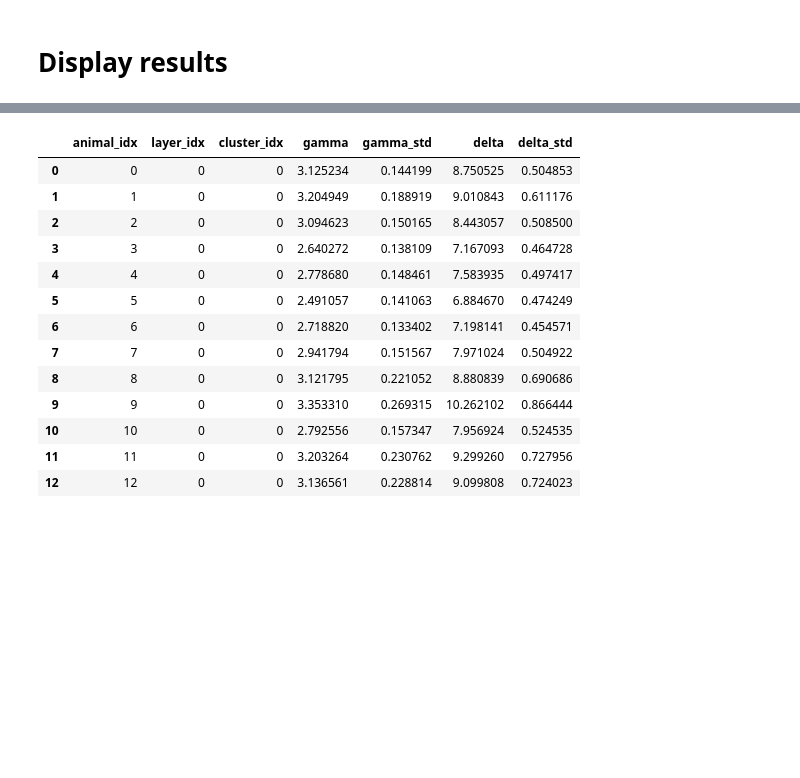
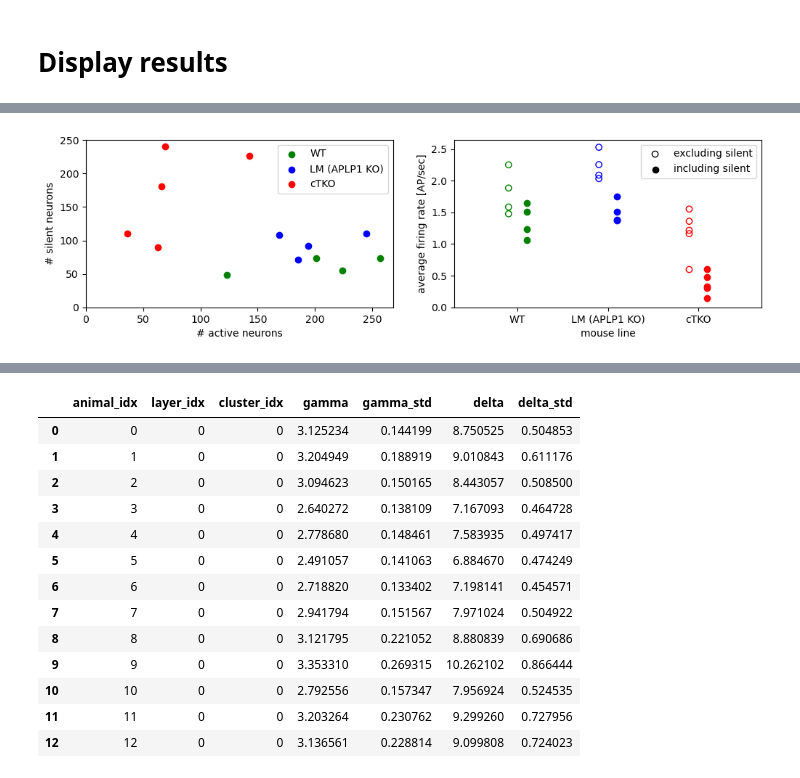
Before and after one commit to woxxel/DarkMatter, a Jupyter notebook: notebooks/spiking_data_analysis.ipynb, the cells around one changed output, grey strips where cells are left out. Saved outputs shown, nothing was run; the diff lists cells and outputs as text; code cells hidden in the pictures; blank space fills up the shorter version.

```diff
--- a/notebooks/spiking_data_analysis.ipynb
+++ b/notebooks/spiking_data_analysis.ipynb
@@ -110,0 +116,71 @@ results_Ca = post_inference(mP_Ca,trace_Ca)
+# %%
+#def plot_numbers(ax,mP,results,str_title='',offset=0.1):
+
+offset=0.1
+fig,ax = plt.subplots(1,2,figsize=(12,3))
+
+fr = np.nanmean(mP.spikes_raw,axis=(-1))
+
+if mP._num_clusters>1:
+    fr_data_exc = []
+    fr_data_inh = []
+
+    for l in range(mP._num_layers):
+        ax[0].scatter(results['N'][:,l,1],results['N'][:,l,0],label=f'layer {l+1}')
+
+        fr_data_exc.append(fr[~np.isnan(fr[:,l,0]),l,0])
+        fr_data_inh.append(fr[~np.isnan(fr[:,l,1]),l,1])
+
+    ax[1].boxplot(fr_data_exc,positions=np.arange(3)-0.1,widths=0.2,notch=True,patch_artist=True,
+                boxprops=dict(color='k'),
+             flierprops=dict(color='k', markeredgecolor='k'))
+    ax[1].boxplot(fr_data_inh,positions=np.arange(3)+0.1,widths=0.2,notch=True,patch_artist=True,
+            boxprops=dict(facecolor='r', color='r'),
+             flierprops=dict(color='r', markeredgecolor='r'))
+
+    plt.setp(ax[0],xlabel='# inhibitory neurons',ylabel='# excitatory neurons')
+    plt.setp(ax[1],xticks=np.arange(3),xticklabels=np.arange(1,4),
+            xlabel='layer',ylabel='average firing rate [AP/sec]')
+
+else:
+
+    col = ['g','b','r']
+    fr = np.array([np.nanmean(row[row>0]) for row in np.squeeze(mP.spikes_raw)])
+    results['fr'] = fr
+
+    fr_withSilence = np.array([np.nanmean(row[row>0]) for row in np.squeeze(mP_withSilent.spikes_raw)])
+    results_silent['fr'] = fr_withSilence
+
+    silence = np.squeeze(mP.spikes_raw==0).sum(-1)
+    for i,t in enumerate(mP.types):
+        idx_type = mP.type==i
+
+
+        ax[0].scatter(results['N'][idx_type],silence[idx_type],color=col[i],label=t)
+
+        ax[1].scatter(np.array([i]*len(fr[idx_type])).astype('float')-offset,fr[idx_type],color=col[i],facecolor='none')
+        ax[1].scatter(np.array([i]*len(fr[idx_type])).astype('float')+offset,fr_withSilence[idx_type],color=col[i])
+        #ax[1].boxplot(fr[idx_type],positions=[i],notch=True,patch_artist=True,boxprops=dict(facecolor=col[i],color=col[i]))
+
+    plt.setp(ax[0],xlim=[0,ax[0].get_xlim()[1]],ylim=[0,ax[0].get_ylim()[1]],
+                xlabel='# active neurons',ylabel='# silent neurons')
+    ax[0].legend()
+
+    ax[1].scatter(np.NaN,np.NaN,color='k',facecolor='none',label='excluding silent')
+    ax[1].scatter(np.NaN,np.NaN,color='k',label='including silent')
+
+    ax[1].legend()
+    #else:
+        #ax[0].remove()
+    plt.setp(ax[1],xlim=[-0.7,2.7],ylim=[0,ax[1].get_ylim()[1]],xticks=np.arange(3),xticklabels=mP.types,
+                xlabel='mouse line',ylabel='average firing rate [AP/sec]')
+
+#plt.suptitle(str_title)
+
+
+
+#plot_numbers(ax,mP,results,'without silence',-0.1)
+#plot_numbers(ax,mP_withSilent,results_silent,'with silence',0.1)
+plt.show()
+# %% [output]
+[figure, added]
```
Also changed, not shown: parts of 16 cells of this notebook, 7 other files.
